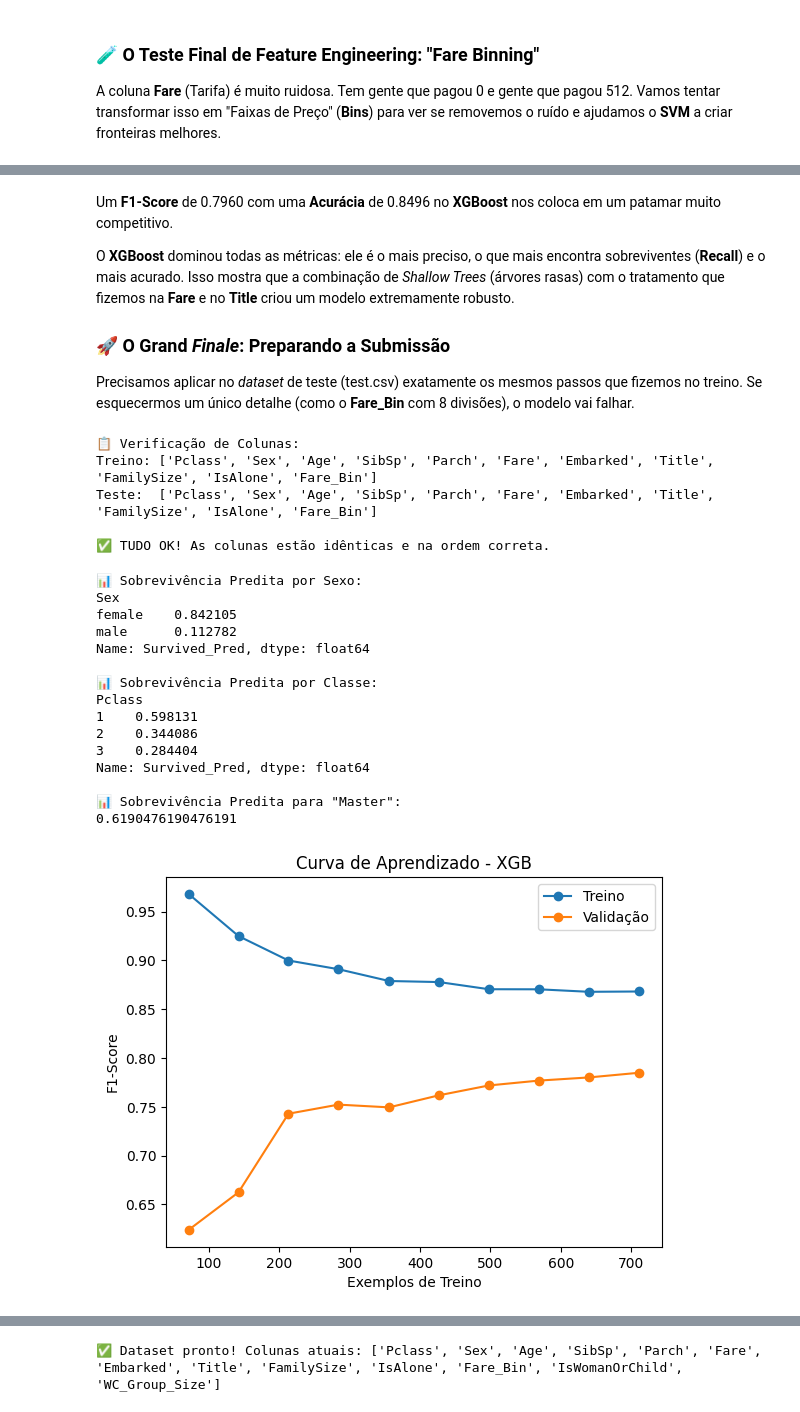
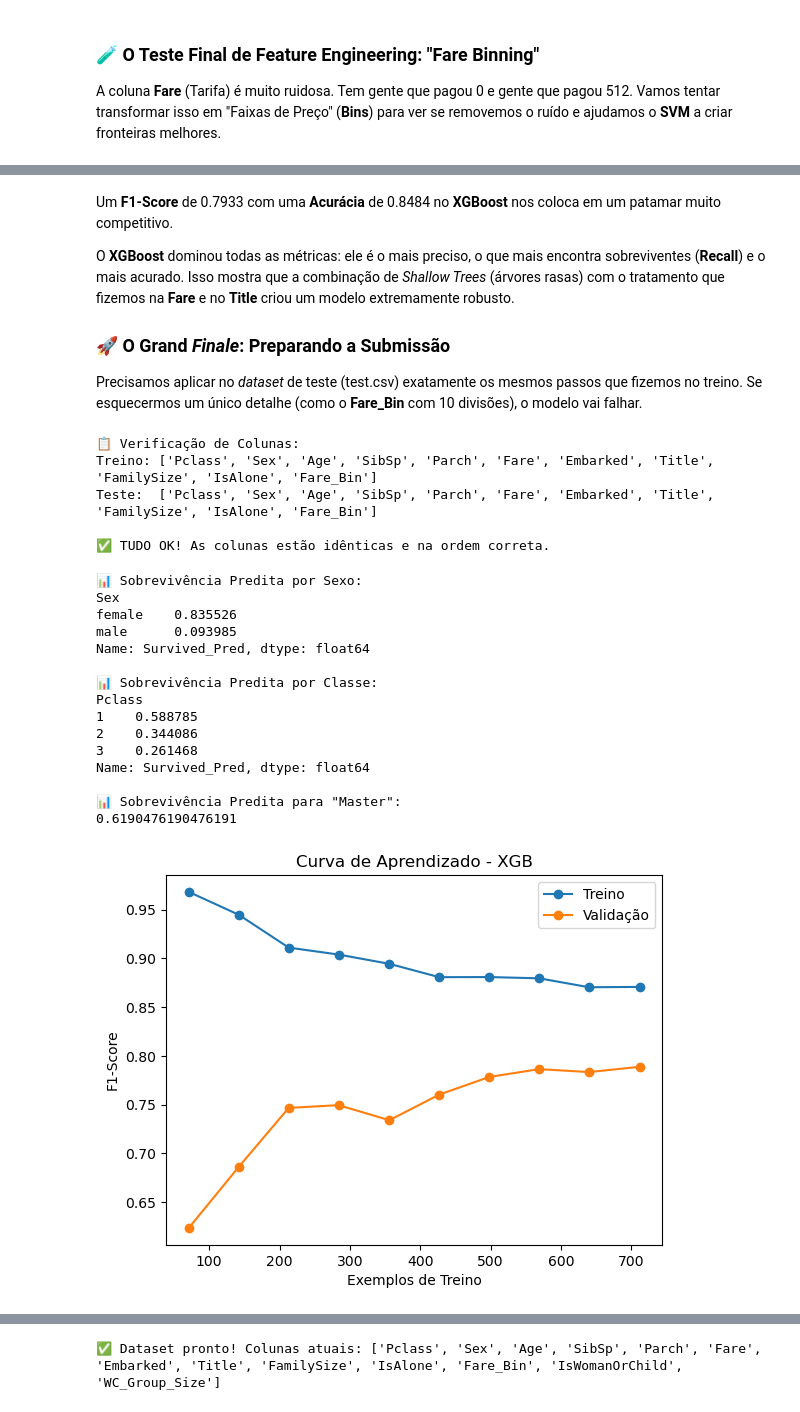
Before and after one commit to zehclaudio/Kaggle, a Jupyter notebook: titanic-tutorial-pipelines-and-ensemble.ipynb, the cells around one changed output, grey strips where cells are left out. Cells and saved outputs as stored; diff of their text form; code cells hidden in the pictures.

```diff
--- a/titanic-tutorial-pipelines-and-ensemble.ipynb
+++ b/titanic-tutorial-pipelines-and-ensemble.ipynb
@@ -4480,8 +4467,8 @@ A coluna **Fare** (Tarifa) é muito ruidosa. Tem gente que pagou 0 e gente que p
 # Criar faixas de Tarifa (bins)
 df_test_bins = df_test_family.copy()
 
-# Usando qcut para dividir em 5 partes com a mesma quantidade de pessoas (quantis)
-df_test_bins['Fare_Bin'] = pd.qcut(df_test_bins['Fare'], 8, labels=False)
+# Usando qcut para dividir em 10 partes com a mesma quantidade de pessoas (quantis)
+df_test_bins['Fare_Bin'] = pd.qcut(df_test_bins['Fare'], 10, labels=False)
 
 # Rodar o comparador final
 top_baselines_bins = {
@@ -4538,7 +4525,7 @@ svm_pipeline = make_pipeline(StandardScaler(), SVC(probability=True, random_stat
 # C: valores menores simplificam o modelo (evitam overfitting)
 # Gamma: 'scale' é o padrão, mas testar valores menores pode ajudar na generalização
 param_grid_svm = {
-    'svc__C': [12, 13, 14],
+    'svc__C': [10, 11, 12],
     'svc__gamma': ['scale', 'auto', 0.015, 0.01, 0.02],
     'svc__kernel': ['rbf']
 }
@@ -4556,8 +4543,8 @@ grid_svm.fit(df_test_bins, y_bruto)
 # Tuning do XGBoost
 xgb_model = XGBClassifier(random_state=42, eval_metric='logloss')
 param_grid_xgb = {
-    'n_estimators': [135, 140, 145],
-    'learning_rate': [0.115, 0.12, 0.125],
+    'n_estimators': [140, 145, 150],
+    'learning_rate': [0.12, 0.125, 0.13],
     'max_depth': [2, 3, 4],
     'subsample': [0.7, 0.75, 0.8],
     'colsample_bytree': [0.8, 0.85, 0.9]
@@ -4693,11 +4680,11 @@ display(df_baselines_best_parameters_stylized)
 # %% [markdown]
-Um **F1-Score** de 0.7960 com uma **Acurácia** de 0.8496 no **XGBoost** nos coloca em um patamar muito competitivo.
+Um **F1-Score** de 0.7933 com uma **Acurácia** de 0.8484 no **XGBoost** nos coloca em um patamar muito competitivo.
 
 O **XGBoost** dominou todas as métricas: ele é o mais preciso, o que mais encontra sobreviventes (**Recall**) e o mais acurado. Isso mostra que a combinação de *Shallow Trees* (árvores rasas) com o tratamento que fizemos na **Fare** e no **Title** criou um modelo extremamente robusto.
 
 ### 🚀 O Grand *Finale*: Preparando a Submissão
 
-Precisamos aplicar no *dataset* de teste (test.csv) exatamente os mesmos passos que fizemos no treino. Se esquecermos um único detalhe (como o **Fare_Bin** com 8 divisões), o modelo vai falhar.
+Precisamos aplicar no *dataset* de teste (test.csv) exatamente os mesmos passos que fizemos no treino. Se esquecermos um único detalhe (como o **Fare_Bin** com 10 divisões), o modelo vai falhar.
 # %%
 # Carregar o dataset de teste real do Kaggle
 test_data = pd.read_csv(input_path + 'test.csv')
@@ -4707,9 +4694,22 @@ df_submission = test_data.copy()
 
 # A. Extração do Título
 df_submission['Title'] = df_submission['Name'].str.extract(r' ([A-Za-z]+)\.', expand=False)
+# O conjunto de teste possui alguns títulos que não vimos no conjunto de treino
 title_mapping = {
-    'Mr': 0, 'Miss': 1, 'Mrs': 1, 'Master': 2,
-    'Dr': 3, 'Rev': 3, 'Col': 3, 'Major': 3, 'Mlle': 1, 'Mme': 1, 'Don': 3, 'Lady': 1
+    # Grupo 0: Homens Adultos (Baixa sobrevivência)
+    'Mr': 0,
+
+    # Grupo 1: Mulheres (Alta sobrevivência)
+    'Mrs': 1, 'Miss': 1, 'Ms': 1, 'Mlle': 1, 'Mme': 1, 'Dona': 1, 'Lady': 1, 'Countess': 1,
+
+    # Grupo 2: Crianças (Alta sobrevivência)
+    'Master': 2,
+
+    # Grupo 3: Nobres e Oficiais (Média/Baixa sobrevivência)
+    'Col': 3, 'Dr': 3, 'Major': 3, 'Capt': 3, 'Sir': 3, 'Don': 3, 'Jonkheer': 3,
+
+    # Grupo 4: Reverendos (Sobrevivência zero)
+    'Rev': 4
 }
 df_submission['Title'] = df_submission['Title'].map(title_mapping).fillna(3)
 
@@ -4720,7 +4720,7 @@ df_submission['IsAlone'] = (df_submission['FamilySize'] == 1).astype(float)
 # C. Fare Binning (Usando os 8 bins que deram o recorde)
 # Importante: No teste pode haver NaNs na Tarifa, vamos preencher com a mediana
 df_submission['Fare'] = df_submission['Fare'].fillna(train_data['Fare'].median())
-df_submission['Fare_Bin'] = pd.qcut(df_submission['Fare'], 8, labels=False)
+df_submission['Fare_Bin'] = pd.qcut(df_submission['Fare'], 10, labels=False)
 
 # D. Porto de Embarque imputando 'U' para os Nans
 # Mapping para Sex e Embarked
@@ -4761,7 +4761,7 @@ else:
     X_test_final = X_test_final[colunas_treino]
     print('🔄 Colunas do teste foram reordenadas para coincidir com o treino.')
 
-predictions = grid_xgb.best_estimator_.predict(X_test_final)
+predictions_test_bins = grid_xgb.best_estimator_.predict(X_test_final)
 # %% [output]
 📋 Verificação de Colunas:
 Treino: ['Pclass', 'Sex', 'Age', 'SibSp', 'Parch', 'Fare', 'Embarked', 'Title', 'FamilySize', 'IsAlone', 'Fare_Bin']
@@ -4770,52 +4770,50 @@ Teste:  ['Pclass', 'Sex', 'Age', 'SibSp', 'Parch', 'Fare', 'Embarked', 'Title',
 ✅ TUDO OK! As colunas estão idênticas e na ordem correta.
 # %%
 # Unir as predições com os dados originais de teste para análise
-check_submission = test_data.copy()
-check_submission['Survived_Pred'] = predictions
+check_submission_test_bins = test_data.copy()
+check_submission_test_bins['Survived_Pred'] = predictions_test_bins
 
 # Taxa de sobrevivência por Sexo (A "prova real")
 print('📊 Sobrevivência Predita por Sexo:')
-print(check_submission.groupby('Sex')['Survived_Pred'].mean())
+print(check_submission_test_bins.groupby('Sex')['Survived_Pred'].mean())
 
 # Taxa de sobrevivência por Classe
 print('\n📊 Sobrevivência Predita por Classe:')
-print(check_submission.groupby('Pclass')['Survived_Pred'].mean())
+print(check_submission_test_bins.groupby('Pclass')['Survived_Pred'].mean())
 
 # Verificação de Títulos (Master deve sobreviver muito)
 print('\n📊 Sobrevivência Predita para "Master":')
-print(check_submission[test_data['Name'].str.contains('Master')]['Survived_Pred'].mean())
+print(check_submission_test_bins[test_data['Name'].str.contains('Master')]['Survived_Pred'].mean())
 
 # Curva de aprendizado do modelo
-from sklearn.model_selection import learning_curve
-
 train_sizes, train_scores, test_scores = learning_curve(
     grid_xgb.best_estimator_, df_test_bins, y_bruto, cv=5, scoring='f1',
     train_sizes=np.linspace(0.1, 1.0, 10), n_jobs=-1
 )
 
 plt.plot(train_sizes, np.mean(train_scores, axis=1), 'o-', label='Treino')
 plt.plot(train_sizes, np.mean(test_scores, axis=1), 'o-', label='Validação')
 plt.title('Curva de Aprendizado - XGB')
 plt.xlabel('Exemplos de Treino')
 plt.ylabel('F1-Score')
 plt.legend()
 plt.show()
 # %% [output]
 📊 Sobrevivência Predita por Sexo:
 Sex
-female    0.842105
-male      0.112782
+female    0.835526
+male      0.093985
 Name: Survived_Pred, dtype: float64
 
 📊 Sobrevivência Predita por Classe:
 Pclass
-1    0.598131
+1    0.588785
 2    0.344086
-3    0.284404
+3    0.261468
 Name: Survived_Pred, dtype: float64
 
 📊 Sobrevivência Predita para "Master":
 0.6190476190476191
-[figure, old version]
+[figure, new version]
 # %%
 # Criar o arquivo de saída no formato Kaggle
```
Also changed, not shown: parts of 82 cells of this notebook.
